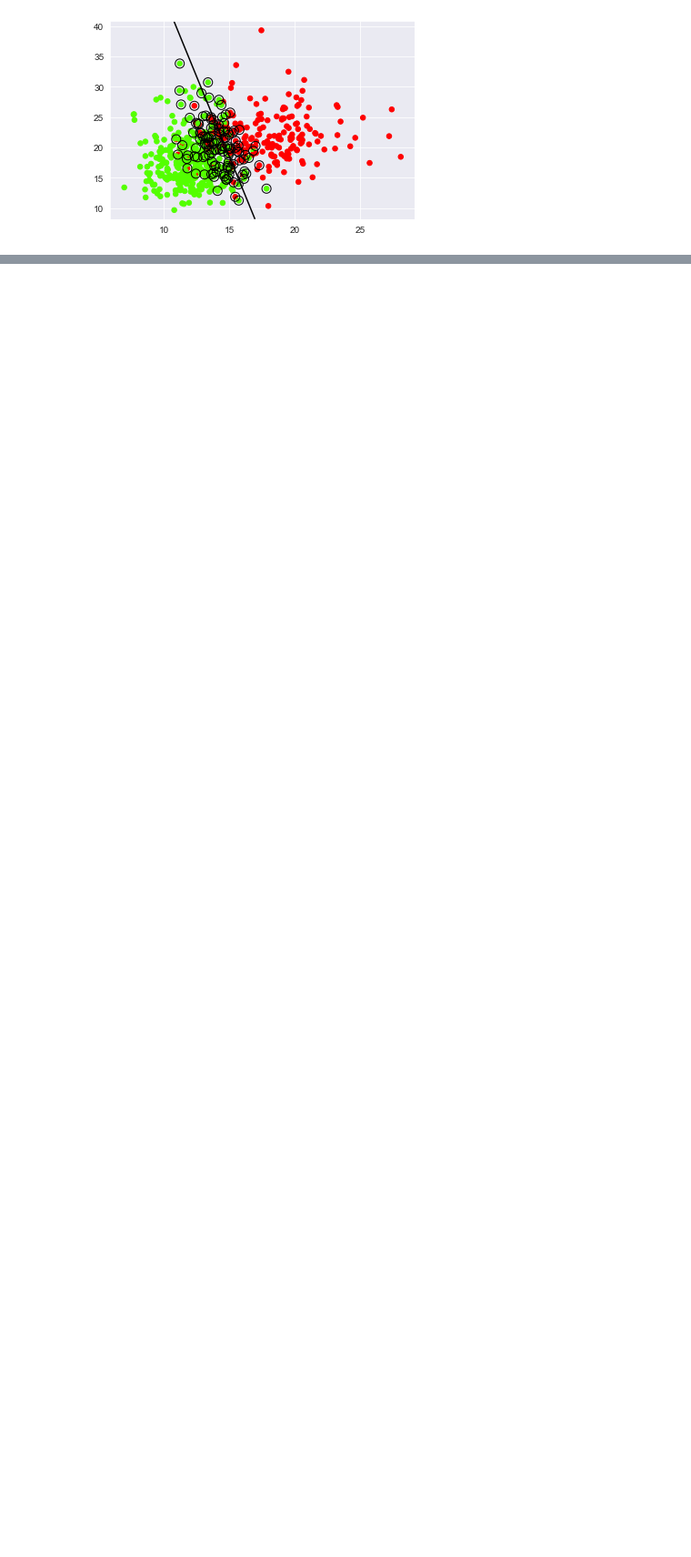
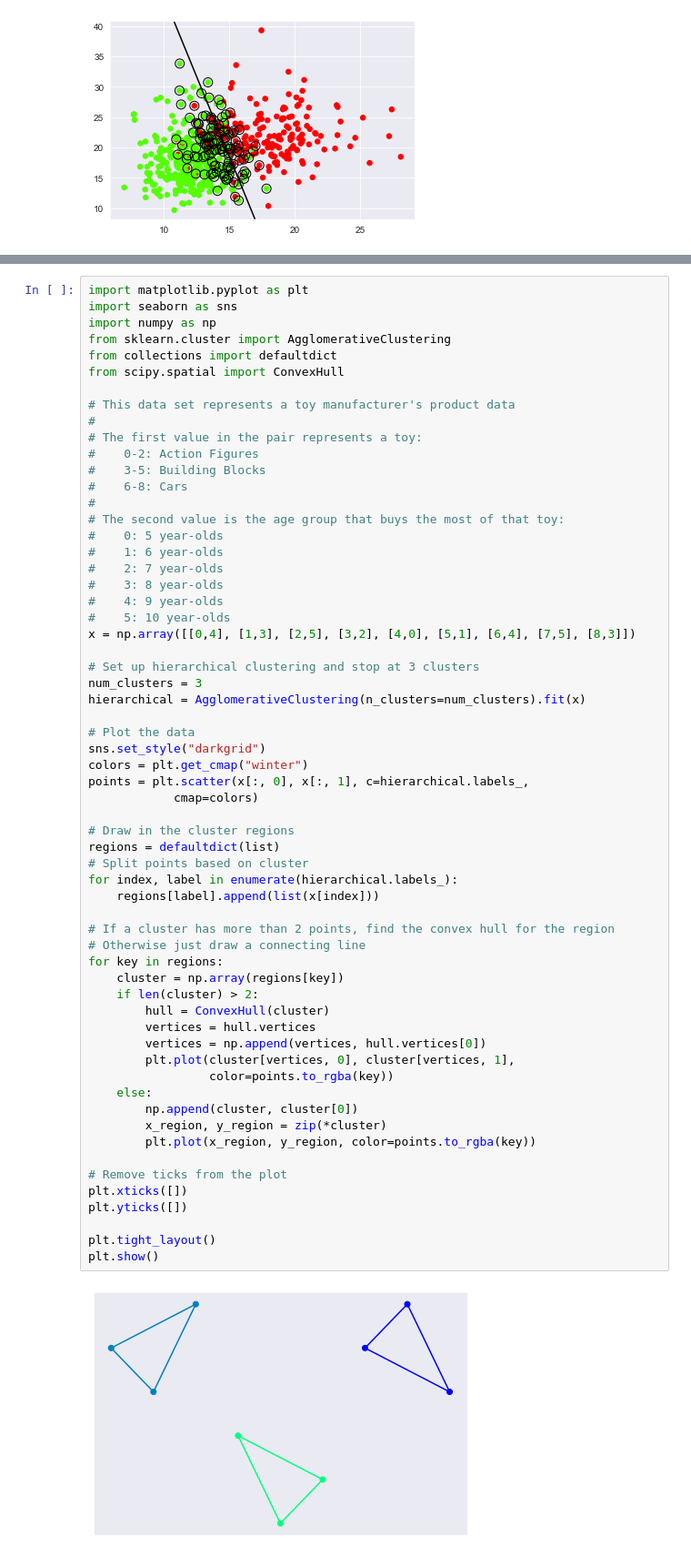
Before and after one commit to gguimond/mlpython, a Jupyter notebook: ml.ipynb, the cells around one changed output, grey strips where cells are left out. Shown at 91% size. Cells and saved outputs as stored; diff of their text form; blank space fills up the shorter version.

```diff
--- a/ml.ipynb
+++ b/ml.ipynb
@@ -643,0 +714,63 @@ plt.show()
+# %%
+import matplotlib.pyplot as plt
+import seaborn as sns
+import numpy as np
+from sklearn.cluster import AgglomerativeClustering
+from collections import defaultdict
+from scipy.spatial import ConvexHull
+
+# This data set represents a toy manufacturer's product data
+#
+# The first value in the pair represents a toy:
+#    0-2: Action Figures
+#    3-5: Building Blocks
+#    6-8: Cars
+#
+# The second value is the age group that buys the most of that toy:
+#    0: 5 year-olds
+#    1: 6 year-olds
+#    2: 7 year-olds
+#    3: 8 year-olds
+#    4: 9 year-olds
+#    5: 10 year-olds
+x = np.array([[0,4], [1,3], [2,5], [3,2], [4,0], [5,1], [6,4], [7,5], [8,3]])
+
+# Set up hierarchical clustering and stop at 3 clusters
+num_clusters = 3
+hierarchical = AgglomerativeClustering(n_clusters=num_clusters).fit(x)
+
+# Plot the data
+sns.set_style("darkgrid")
+colors = plt.get_cmap("winter")
+points = plt.scatter(x[:, 0], x[:, 1], c=hierarchical.labels_,
+            cmap=colors)
+
+# Draw in the cluster regions
+regions = defaultdict(list)
+# Split points based on cluster
+for index, label in enumerate(hierarchical.labels_):
+    regions[label].append(list(x[index]))
+
+# If a cluster has more than 2 points, find the convex hull for the region
+# Otherwise just draw a connecting line
+for key in regions:
+    cluster = np.array(regions[key])
+    if len(cluster) > 2:
+        hull = ConvexHull(cluster)
+        vertices = hull.vertices
+        vertices = np.append(vertices, hull.vertices[0])
+        plt.plot(cluster[vertices, 0], cluster[vertices, 1],
+                 color=points.to_rgba(key))
+    else:
+        np.append(cluster, cluster[0])
+        x_region, y_region = zip(*cluster)
+        plt.plot(x_region, y_region, color=points.to_rgba(key))
+
+# Remove ticks from the plot
+plt.xticks([])
+plt.yticks([])
+
+plt.tight_layout()
+plt.show()
+# %% [output]
+[figure, added]
```
Also changed, not shown: parts of 6 cells of this notebook.
